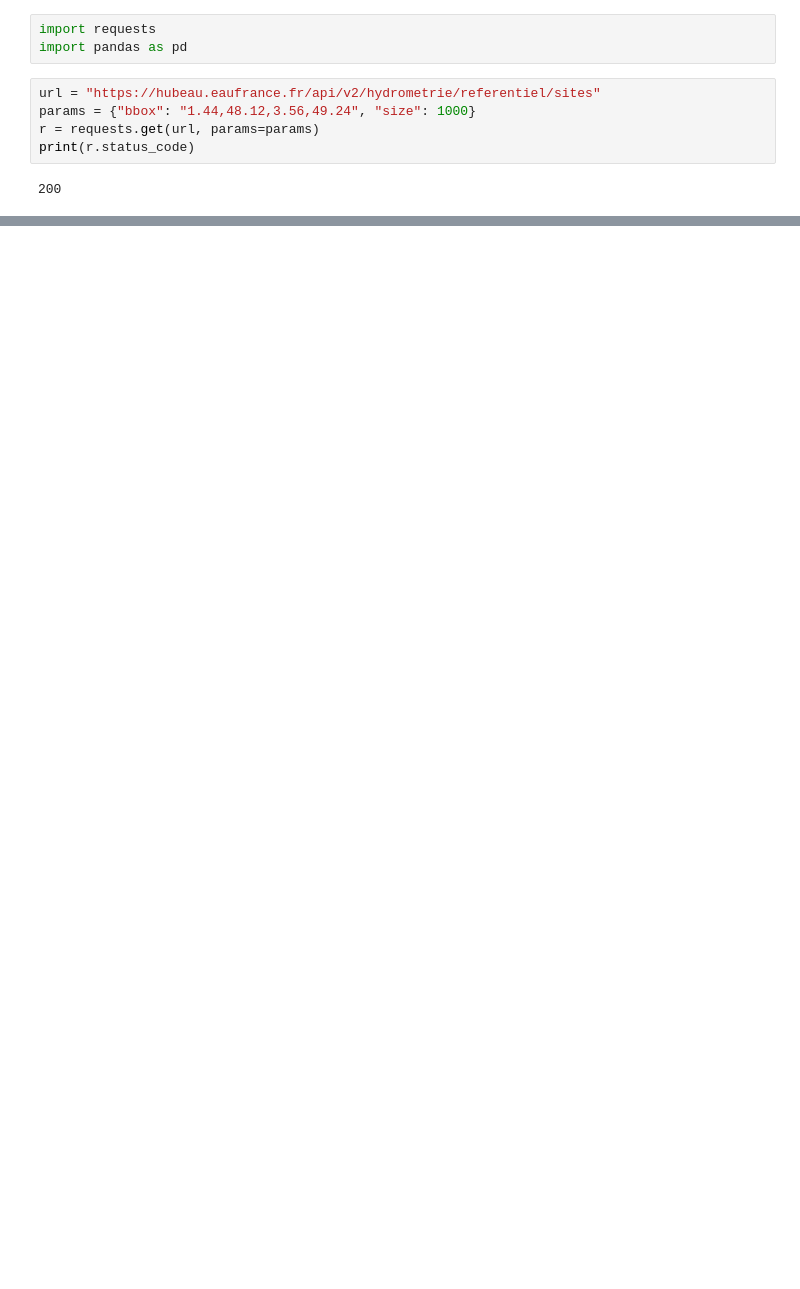
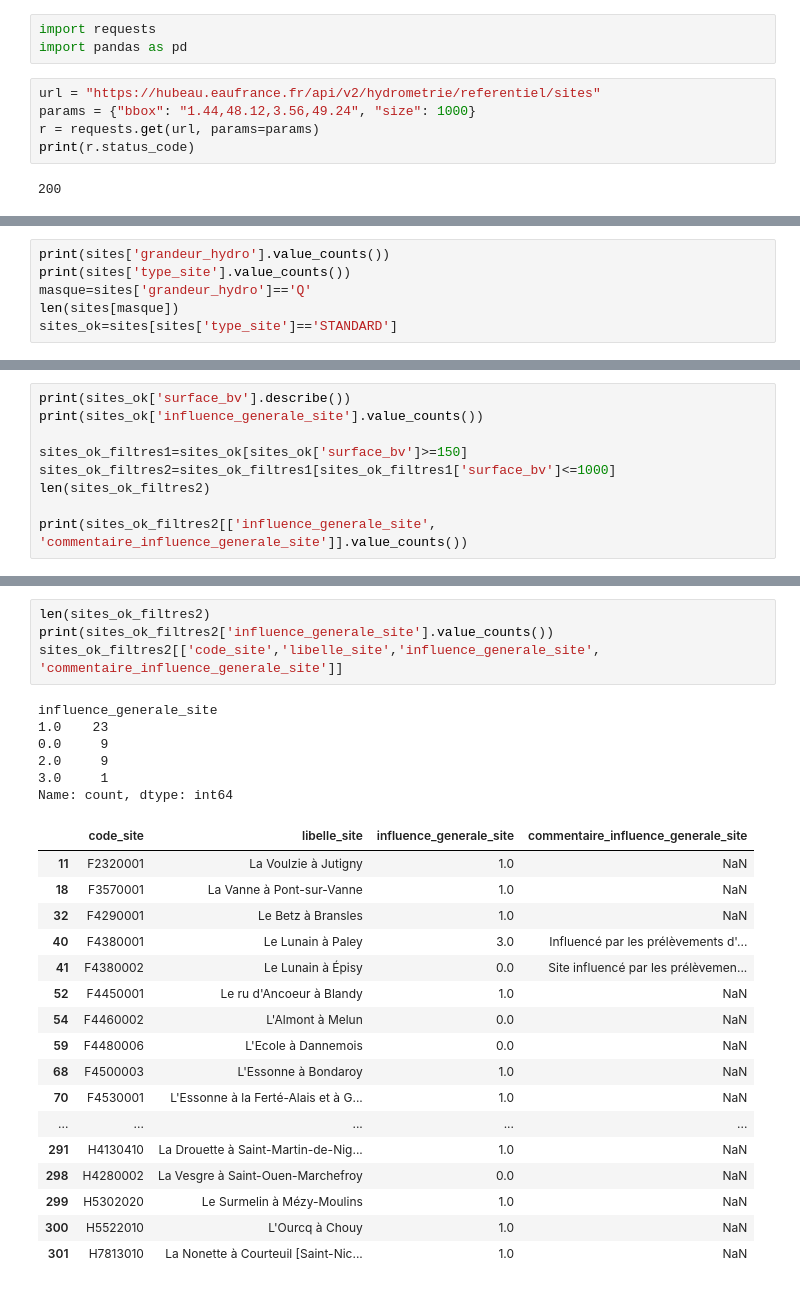
Before and after one commit to cyrilcupillard1-spec/overtopping-uncertainty-attribution, a Jupyter notebook: notebooks/01_choix_station.ipynb, the cells around one changed output, grey strips where cells are left out. Drawn from its saved outputs; the diff is of its cells as text; blank space fills up the shorter version.

Commit message:
Filtre des stations candidates (types, surface, influence)

```diff
--- a/notebooks/01_choix_station.ipynb
+++ b/notebooks/01_choix_station.ipynb
@@ -30,0 +26,6 @@ sites.head()
+# %%
+print(sites['grandeur_hydro'].value_counts())
+print(sites['type_site'].value_counts())
+masque=sites['grandeur_hydro']=='Q'
+len(sites[masque])
+sites_ok=sites[sites['type_site']=='STANDARD']
@@ -30,0 +41,9 @@ sites.head()
+# %%
+print(sites_ok['surface_bv'].describe())
+print(sites_ok['influence_generale_site'].value_counts())
+
+sites_ok_filtres1=sites_ok[sites_ok['surface_bv']>=150]
+sites_ok_filtres2=sites_ok_filtres1[sites_ok_filtres1['surface_bv']<=1000]
+len(sites_ok_filtres2)
+
+print(sites_ok_filtres2[['influence_generale_site', 'commentaire_influence_generale_site']].value_counts())
@@ -30,0 +68,28 @@ sites.head()
+# %%
+len(sites_ok_filtres2)
+print(sites_ok_filtres2['influence_generale_site'].value_counts())
+sites_ok_filtres2[['code_site','libelle_site','influence_generale_site', 'commentaire_influence_generale_site']]
+# %% [output]
+influence_generale_site
+1.0    23
+0.0     9
+2.0     9
+3.0     1
+Name: count, dtype: int64
+|  | code_site | libelle_site | influence_generale_site | commentaire_influence_generale_site |
+| 11 | F2320001 | La Voulzie à Jutigny | 1.0 | NaN |
+| 18 | F3570001 | La Vanne à Pont-sur-Vanne | 1.0 | NaN |
+| 32 | F4290001 | Le Betz à Bransles | 1.0 | NaN |
+| 40 | F4380001 | Le Lunain à Paley | 3.0 | Influencé par les prélèvements d'... |
+| 41 | F4380002 | Le Lunain à Épisy | 0.0 | Site influencé par les prélèvemen... |
+| 52 | F4450001 | Le ru d'Ancoeur à Blandy | 1.0 | NaN |
+| 54 | F4460002 | L'Almont à Melun | 0.0 | NaN |
+| 59 | F4480006 | L'Ecole à Dannemois | 0.0 | NaN |
+| 68 | F4500003 | L'Essonne à Bondaroy | 1.0 | NaN |
+| 70 | F4530001 | L'Essonne à la Ferté-Alais et à G... | 1.0 | NaN |
+| ... | ... | ... | ... | ... |
+| 291 | H4130410 | La Drouette à Saint-Martin-de-Nig... | 1.0 | NaN |
+| 298 | H4280002 | La Vesgre à Saint-Ouen-Marchefroy | 0.0 | NaN |
+| 299 | H5302020 | Le Surmelin à Mézy-Moulins | 1.0 | NaN |
+| 300 | H5522010 | L'Ourcq à Chouy | 1.0 | NaN |
+| 301 | H7813010 | La Nonette à Courteuil [Saint-Nic... | 1.0 | NaN |
```
Also changed, not shown: parts of 8 cells of this notebook.
